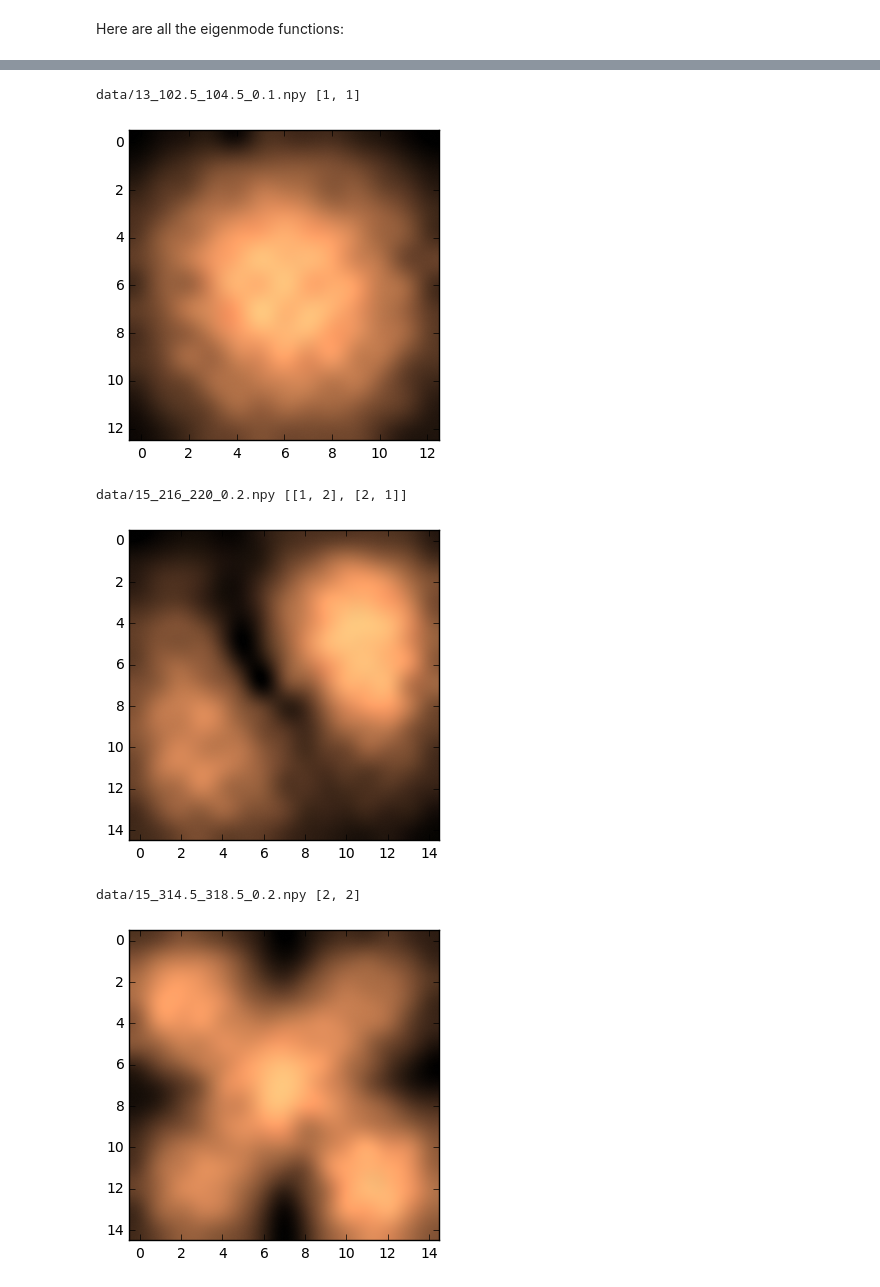
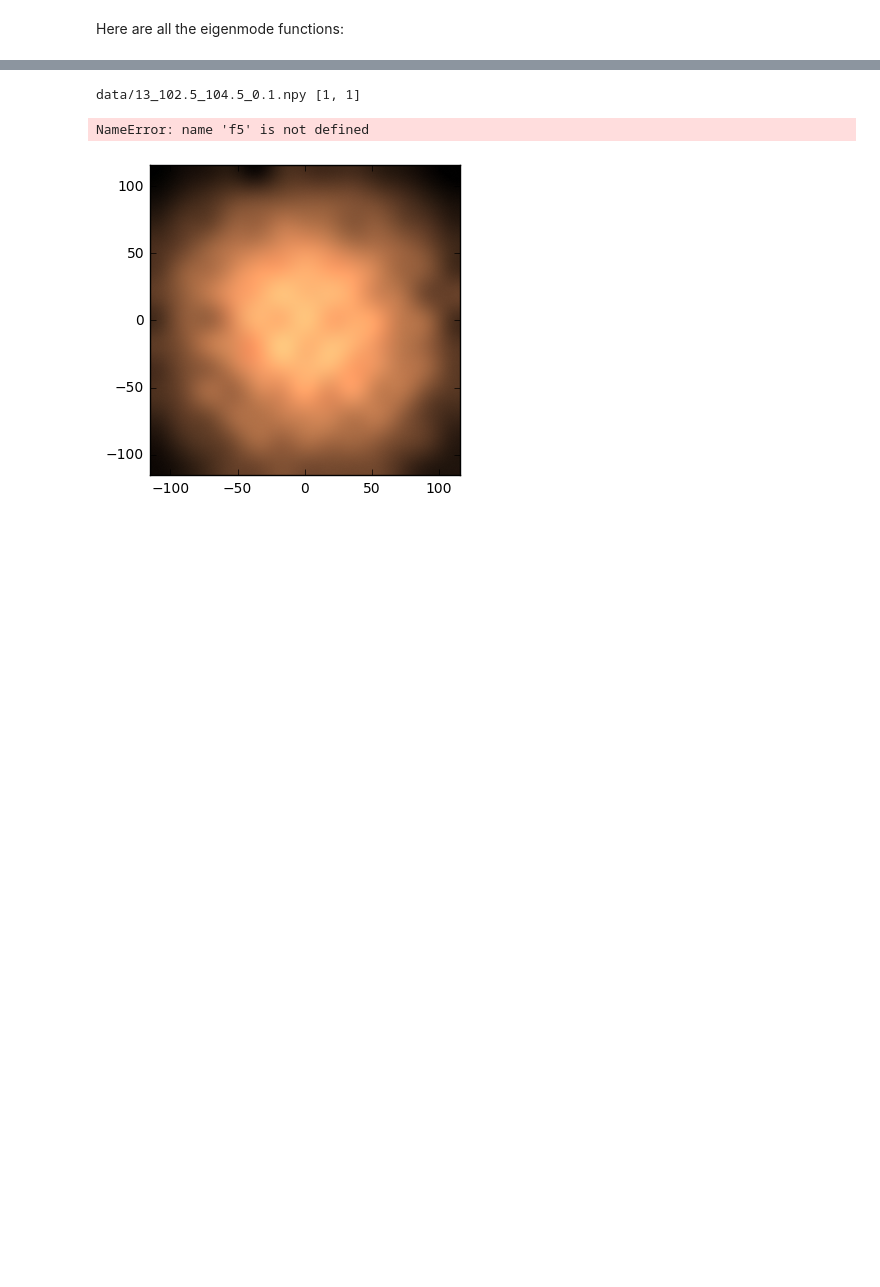
Before and after one commit to ry-dgel/Chladni, a Jupyter notebook: fitting_all_amplitude_data.ipynb, the cells around one changed output, grey strips where cells are left out. Saved outputs shown, nothing was run; the diff lists cells and outputs as text; code cells hidden in the pictures; blank space fills up the shorter version.

```diff
--- a/fitting_all_amplitude_data.ipynb
+++ b/fitting_all_amplitude_data.ipynb
@@ -52,0 +41,10 @@ eigenmode_function.append(lambda x: 0.583*(np.cos(5*x)+.71429*np.cos(7*x)))
+# %%
+ADC_to_voltage = 1./95.6
+vmax = 3.2*ADC_to_voltage
+mm_per_gridpoint = 16.485
+steps_to_edge = 7950. #\pm 50
+steps_taken_max = 5000. #(some data has 5000)
+phase_at_edge = 1.0
+phase_at_max = phase_at_edge*steps_taken_max/steps_to_edge
+x_domain_full = np.linspace(-phase_at_edge, phase_at_edge, 1000)
+y_domain_full = np.copy(x_domain_full)
@@ -53,14 +98,14 @@ eigenmode_function.append(lambda x: 0.583*(np.cos(5*x)+.71429*np.cos(7*x)))
 # %%
 for i, data_filename in enumerate(good_maps):
     amplitude = np.load(data_filename)
     summed_z = np.average(amplitude, 2)
-    print(data_filename, eigenmodes[i])
-    plt.imshow(summed_z, cmap='copper', interpolation='lanczos')
+    print(data_filename, eigenmodes[i]),
+
+    plt.imshow(summed_z, cmap='copper', interpolation='lanczos',
+              extent=tuple(np.array([-7, 7, -7, 7])*mm_per_gridpoint))
+    theoretical_mode_full = np.abs(five_one_theory_amplitude_full+one_five_theory_amplitude_full)
     plt.show()
 # %% [output]
 data/13_102.5_104.5_0.1.npy [1, 1]
+NameError: name 'f5' is not defined
-[figure, old version]
+[figure, new version]
-data/15_216_220_0.2.npy [[1, 2], [2, 1]]
-[figure, removed]
-data/15_314.5_318.5_0.2.npy [2, 2]
-[figure, removed]
```
Also changed, not shown: parts of 9 cells of this notebook.
